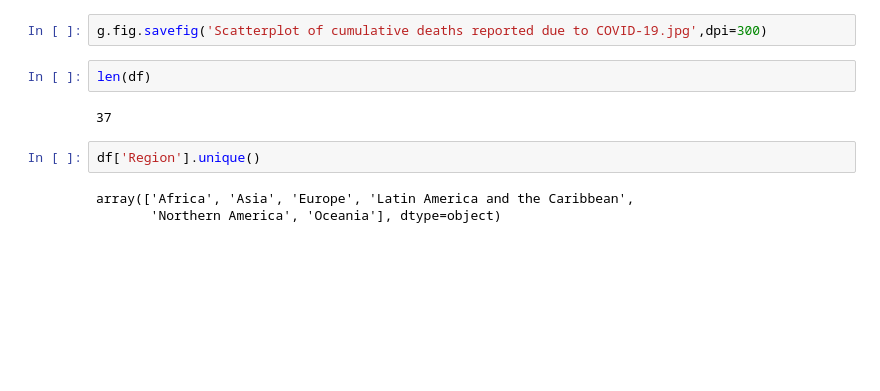
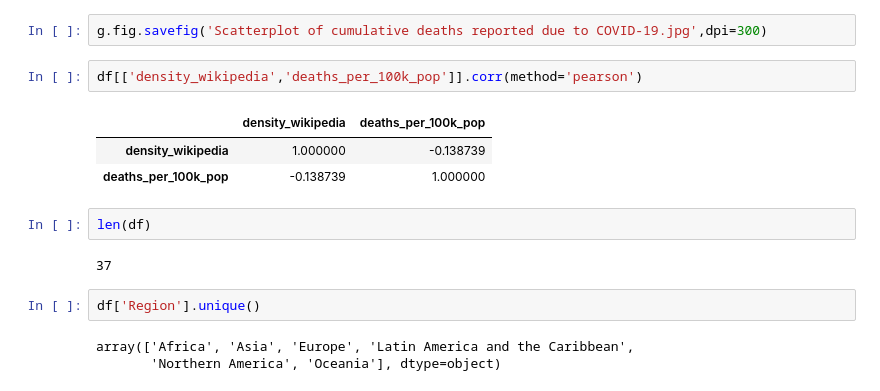
Before and after one commit to carlhiggs/urban_density_covid_linkage, a Jupyter notebook: 3. Covid mortality and population density using Wikipedia sourced statistics to match mortality catchments.ipynb, the cells around one changed output. Drawn from its saved outputs; the diff is of its cells as text; blank space fills up the shorter version.

Commit message:
calculated Pearson correlation coefficient

```diff
--- a/3. Covid mortality and population density using Wikipedia sourced statistics to match mortality catchments.ipynb
+++ b/3. Covid mortality and population density using Wikipedia sourced statistics to match mortality catchments.ipynb
@@ -77,5 +77,11 @@ sns.set_theme(style='white')
 # %%
 g.fig.savefig('Scatterplot of cumulative deaths reported due to COVID-19.jpg',dpi=300)
+# %%
+df[['density_wikipedia','deaths_per_100k_pop']].corr(method='pearson')
+# %% [output]
+|  | density_wikipedia | deaths_per_100k_pop |
+| density_wikipedia | 1.000000 | -0.138739 |
+| deaths_per_100k_pop | -0.138739 | 1.000000 |
 # %%
 len(df)
 # %% [output]
```
Also changed, not shown: parts of 1 cell of this notebook.
